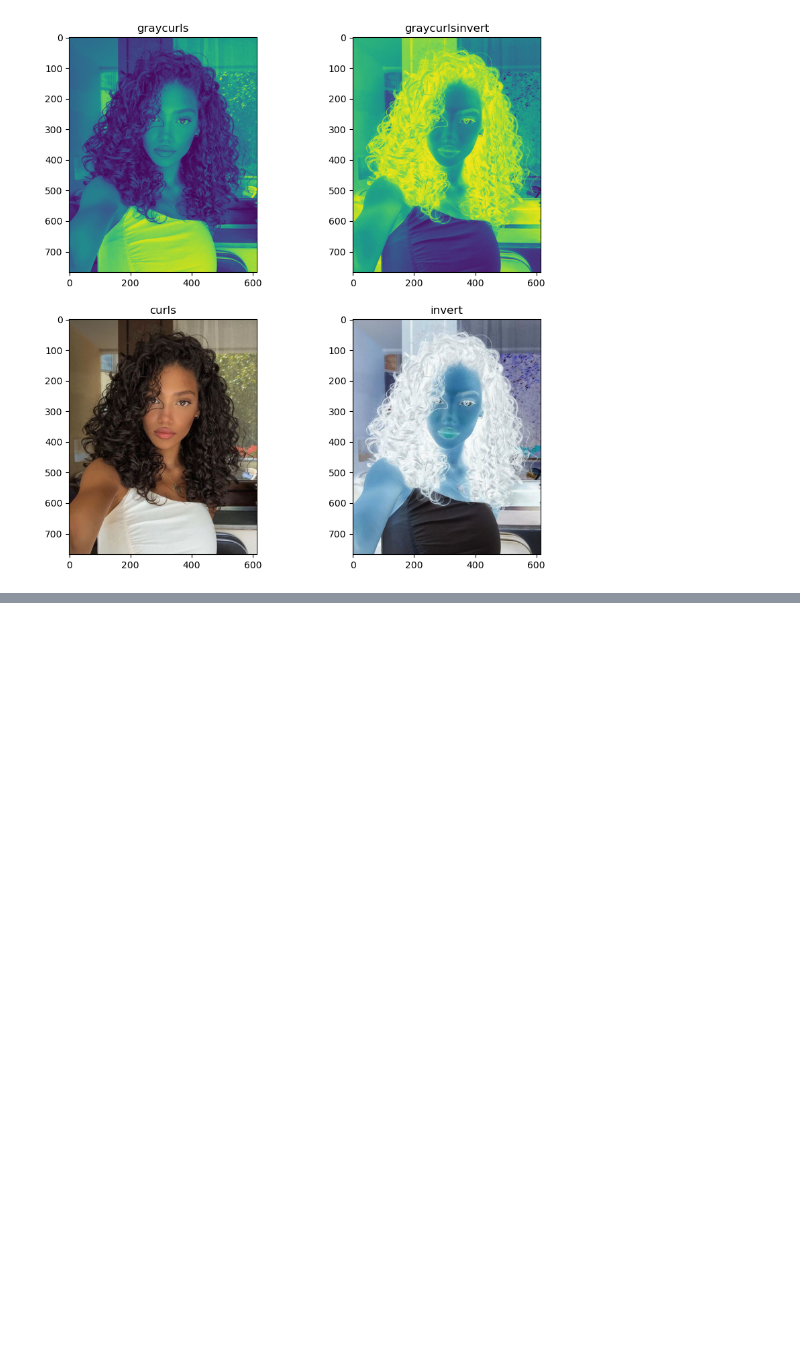
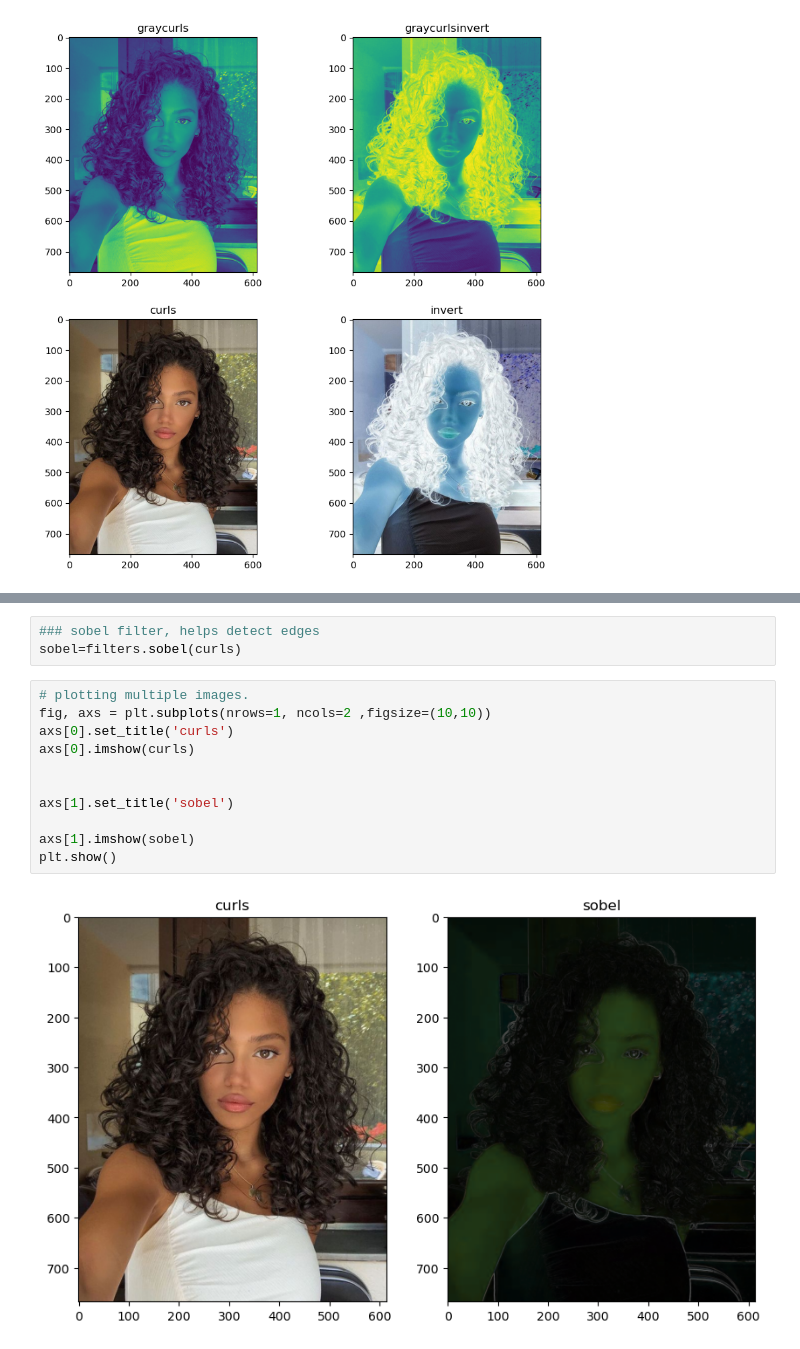
Before and after one commit to MimoHasPurpose/Exploration, a Jupyter notebook: seaborn/research/imageProcessing.ipynb, the cells around one changed output, grey strips where cells are left out. Cells and saved outputs as stored; diff of their text form; blank space fills up the shorter version.

```diff
--- a/seaborn/research/imageProcessing.ipynb
+++ b/seaborn/research/imageProcessing.ipynb
@@ -85,0 +142,16 @@ plt.show()
+# %%
+### sobel filter, helps detect edges
+sobel=filters.sobel(curls)
+# %%
+# plotting multiple images.
+fig, axs = plt.subplots(nrows=1, ncols=2 ,figsize=(10,10))
+axs[0].set_title('curls')
+axs[0].imshow(curls)
+
+
+axs[1].set_title('sobel')
+
+axs[1].imshow(sobel)
+plt.show()
+# %% [output]
+[figure, added]
```
Also changed, not shown: parts of 10 cells of this notebook.
